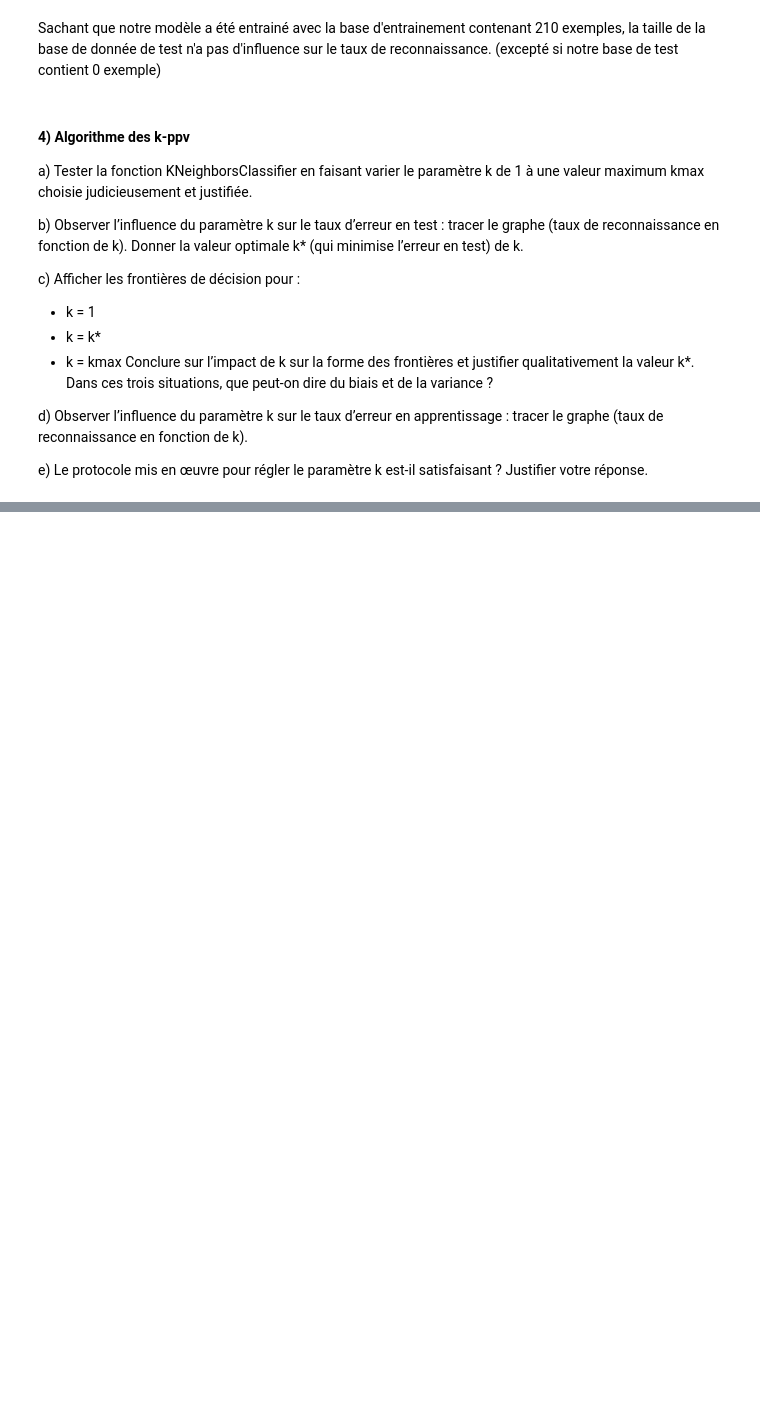
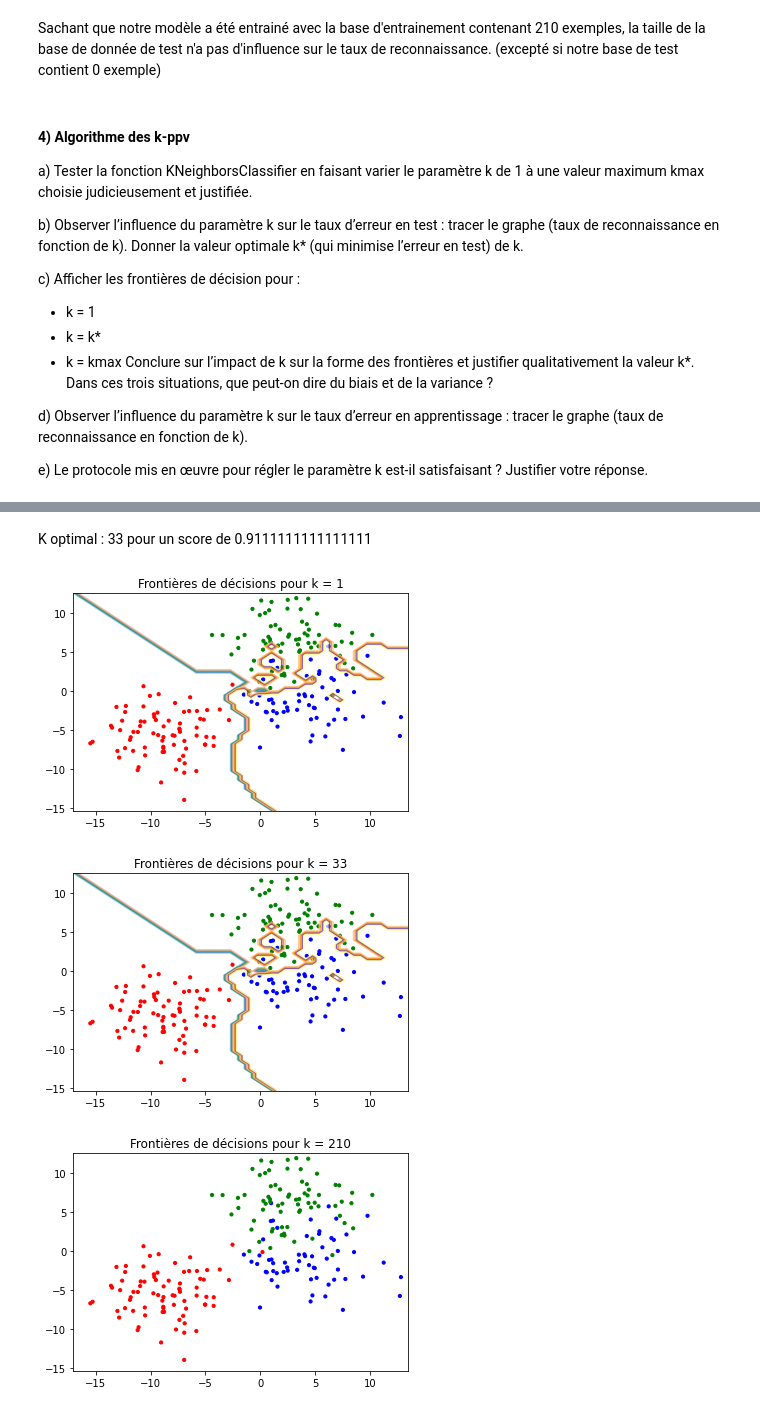
Before and after one commit to Yulypso/Neural-Network, a Jupyter notebook: TP1/knn.ipynb, the cells around one changed output, grey strips where cells are left out. Cells and saved outputs as stored; diff of their text form; code cells hidden in the pictures; blank space fills up the shorter version.

```diff
--- a/TP1/knn.ipynb
+++ b/TP1/knn.ipynb
@@ -183,0 +216,54 @@ e)	Le protocole mis en œuvre pour régler le paramètre k est-il satisfaisant ?
+# %% [markdown]
+K optimal : 33 pour un score de 0.9111111111111111
+# %%
+panda_KNN = KNeighborsClassifier(n_neighbors=1, algorithm='brute')
+panda_KNN.fit(X_train, y_train)
+
+chenille_KNN = KNeighborsClassifier(n_neighbors=PandOpti, algorithm='brute')
+chenille_KNN.fit(X_train, y_train)
+
+eddyMalou_KNN = KNeighborsClassifier(n_neighbors=len(X_train), algorithm='brute')
+eddyMalou_KNN.fit(X_train, y_train)
+
+#Setup
+colors = np.array([x for x in 'rgbcmyk'])
+X_min, X_max = X[:, 0].min() * 1.1, X[:, 0].max() * 1.1
+Y_min, Y_max = X[:, 1].min() * 1.1, X[:, 1].max() * 1.1
+X_h = (X_max - X_min)/50
+Y_h = (Y_max - Y_min)/50
+XX, YY = np.meshgrid(np.arange(X_min, X_max, X_h),
+                     np.arange(Y_min, Y_max, Y_h))
+
+#for k = 1
+Y = panda_KNN.predict(np.c_[XX.ravel(), YY.ravel()])
+Y = Y.reshape(XX.shape)
+plt.contour(XX, YY, Y, cmap=plt.cm.Paired, alpha=0.8)
+plt.scatter(X_train[:, 0], X_train[:, 1], cmap=plt.cm.Paired, color=colors[y_train].tolist(), s=10)
+plt.xlim(XX.min(), XX.max())
+plt.ylim(YY.min(), YY.max())
+plt.title('Frontières de décisions pour k = 1')
+plt.show()
+
+#for k = 33
+Y = chenille_KNN.predict(np.c_[XX.ravel(), YY.ravel()])
+Y = Y.reshape(XX.shape)
+plt.contour(XX, YY, Y, cmap=plt.cm.Paired, alpha=0.8)
+plt.scatter(X_train[:, 0], X_train[:, 1], cmap=plt.cm.Paired, color=colors[y_train].tolist(), s=10)
+plt.xlim(XX.min(), XX.max())
+plt.ylim(YY.min(), YY.max())
+plt.title('Frontières de décisions pour k = 33')
+plt.show()
+
+#for k = 210
+Y = eddyMalou_KNN.predict(np.c_[XX.ravel(), YY.ravel()])
+Y = Y.reshape(XX.shape)
+plt.contour(XX, YY, Y, cmap=plt.cm.Paired, alpha=0.8)
+plt.scatter(X_train[:, 0], X_train[:, 1], cmap=plt.cm.Paired, color=colors[y_train].tolist(), s=10)
+plt.xlim(XX.min(), XX.max())
+plt.ylim(YY.min(), YY.max())
+plt.title('Frontières de décisions pour k = 210')
+plt.show()
+# %% [output]
+[figure, added]
+[figure, added]
+[figure, added]
```
Also changed, not shown: parts of 8 cells of this notebook.
